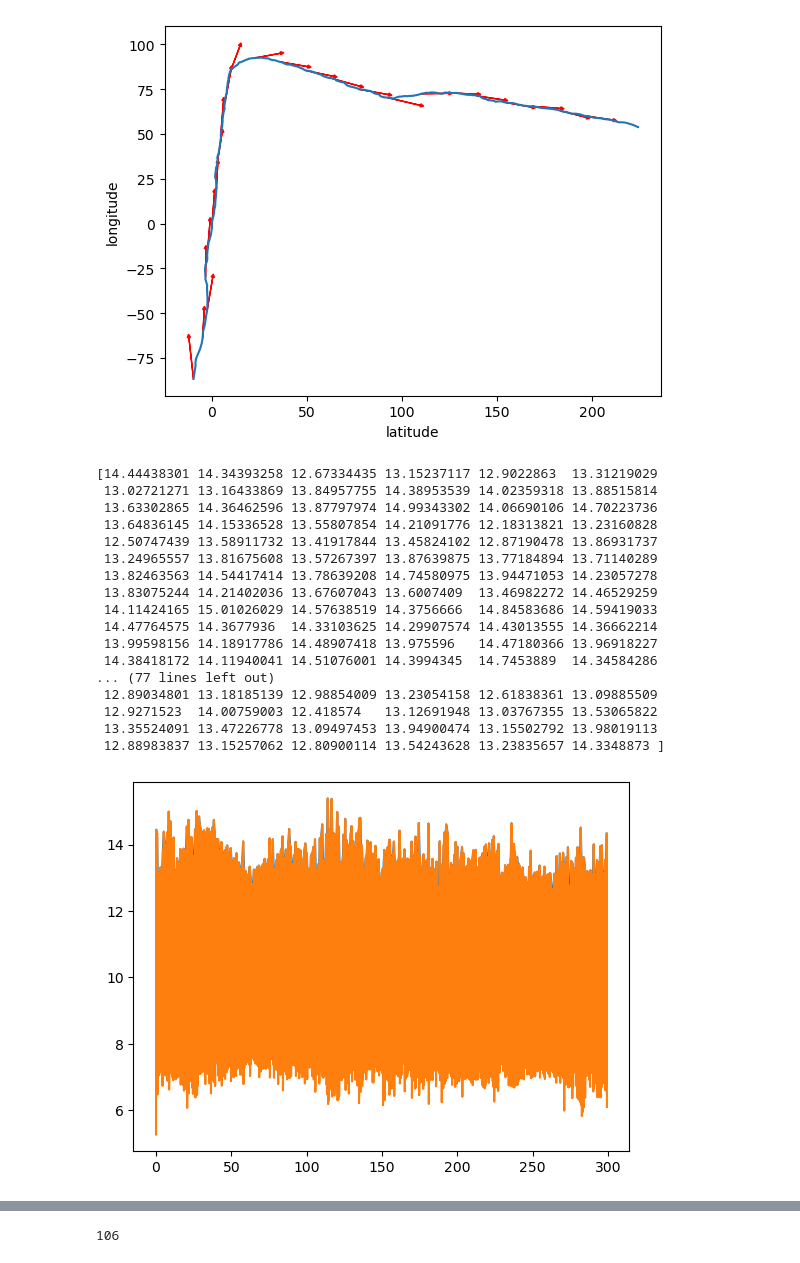
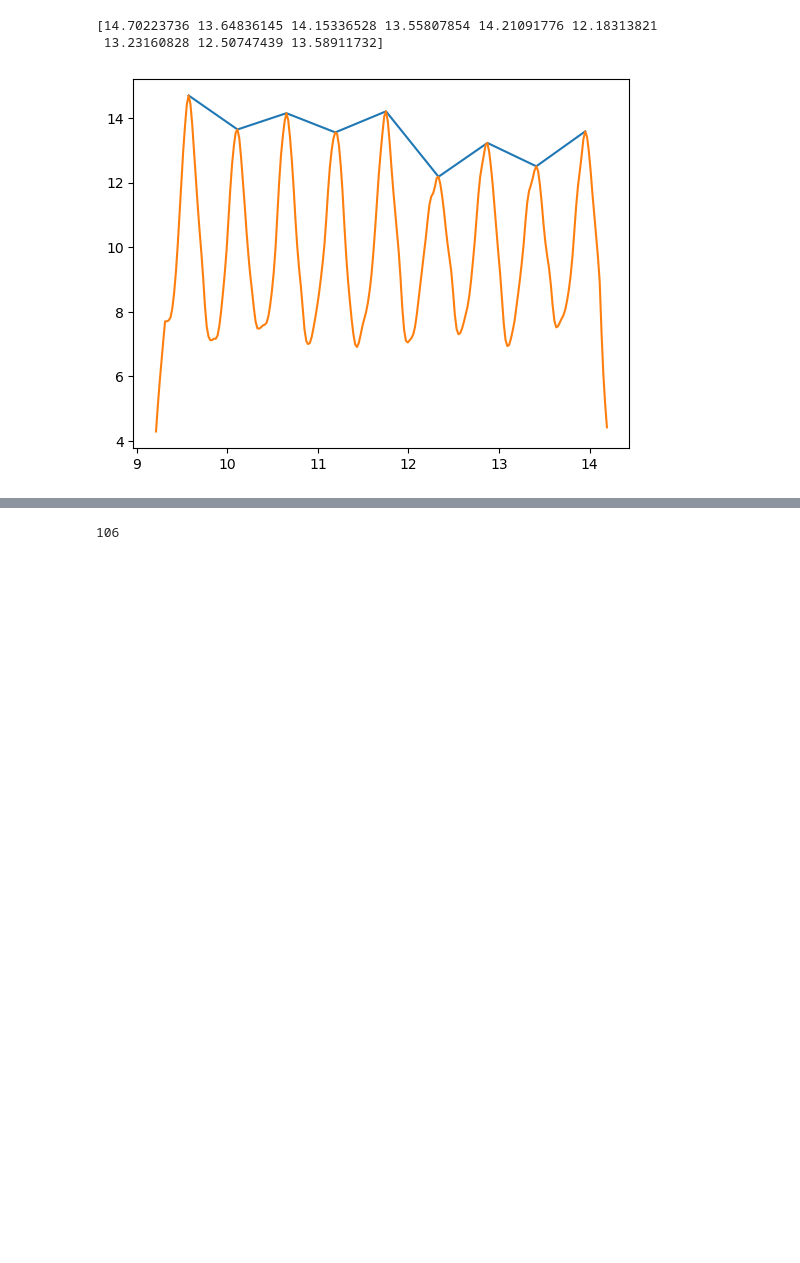
Before and after one commit to nju-aml2022/Pedestrian-Dead-Reckoning-PDR, a Jupyter notebook: test_step.ipynb, the cells around one changed output, grey strips where cells are left out. Drawn from its saved outputs; the diff is of its cells as text; code cells hidden in the pictures; blank space fills up the shorter version.

```diff
--- a/test_step.ipynb
+++ b/test_step.ipynb
@@ -11,35 +11,18 @@ def filter(range,data):
     return np.convolve(data, filter, mode="same")
 # %%
 
-new_test_case = test_case.slice(0, 300)
-filtered_a = new_test_case.a_mag
+new_test_case = test_case.slice(10, 15)
+# filtered_a = new_test_case.a_mag
 filtered_a = filter(10,new_test_case.a_mag)
 num_peak_3 = signal.find_peaks(filtered_a, distance=20)
-new_test_case.draw_route()
 print(filtered_a[num_peak_3[0]])
 plt.plot(new_test_case.time[num_peak_3[0]],filtered_a[num_peak_3[0]])
 plt.plot(new_test_case.time,filtered_a)
 plt.show()
 # %% [output]
+[14.70223736 13.64836145 14.15336528 13.55807854 14.21091776 12.18313821
+ 13.23160828 12.50747439 13.58911732]
-[figure, old version]
+[figure, new version]
-[14.44438301 14.34393258 12.67334435 13.15237117 12.9022863  13.31219029
- 13.02721271 13.16433869 13.84957755 14.38953539 14.02359318 13.88515814
- 13.63302865 14.36462596 13.87797974 14.99343302 14.06690106 14.70223736
- 13.64836145 14.15336528 13.55807854 14.21091776 12.18313821 13.23160828
- 12.50747439 13.58911732 13.41917844 13.45824102 12.87190478 13.86931737
- 13.24965557 13.81675608 13.57267397 13.87639875 13.77184894 13.71140289
- 13.82463563 14.54417414 13.78639208 14.74580975 13.94471053 14.23057278
- 13.83075244 14.21402036 13.67607043 13.6007409  13.46982272 14.46529259
- 14.11424165 15.01026029 14.57638519 14.3756666  14.84583686 14.59419033
- 14.47764575 14.3677936  14.33103625 14.29907574 14.43013555 14.36662214
- 13.99598156 14.18917786 14.48907418 13.975596   14.47180366 13.96918227
- 14.38418172 14.11940041 14.51076001 14.3994345  14.7453889  14.34584286
-... (77 lines left out)
- 12.89034801 13.18185139 12.98854009 13.23054158 12.61838361 13.09885509
- 12.9271523  14.00759003 12.418574   13.12691948 13.03767355 13.53065822
- 13.35524091 13.47226778 13.09497453 13.94900474 13.15502792 13.98019113
- 12.88983837 13.15257062 12.80900114 13.54243628 13.23835657 14.3348873 ]
-[figure, removed]
 # %%
 new_test_case = test_case.slice(10, 20)
 filtered_a = new_test_case.a_mag
```
Also changed, not shown: parts of 1 cell of this notebook, 6 other files.
